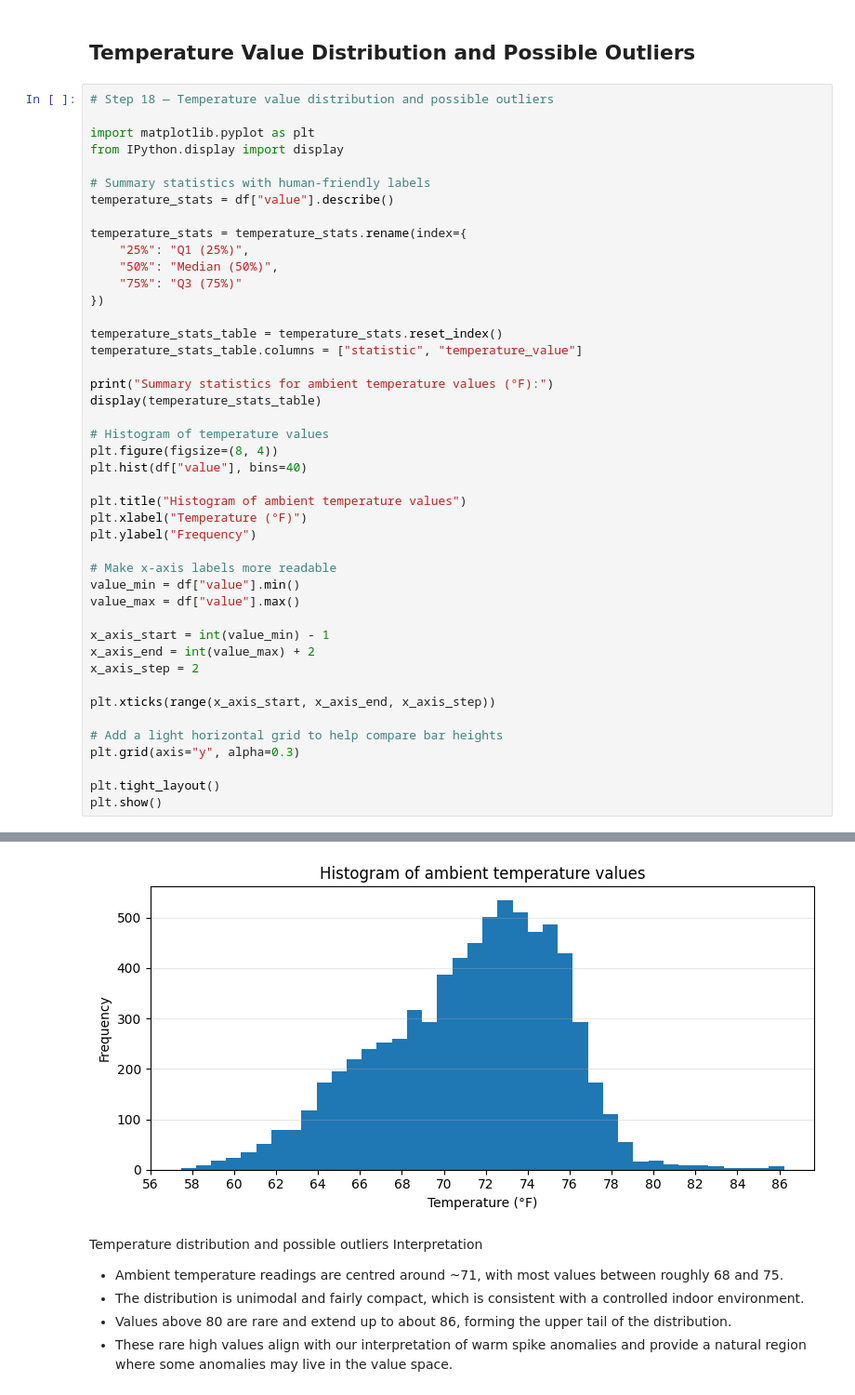
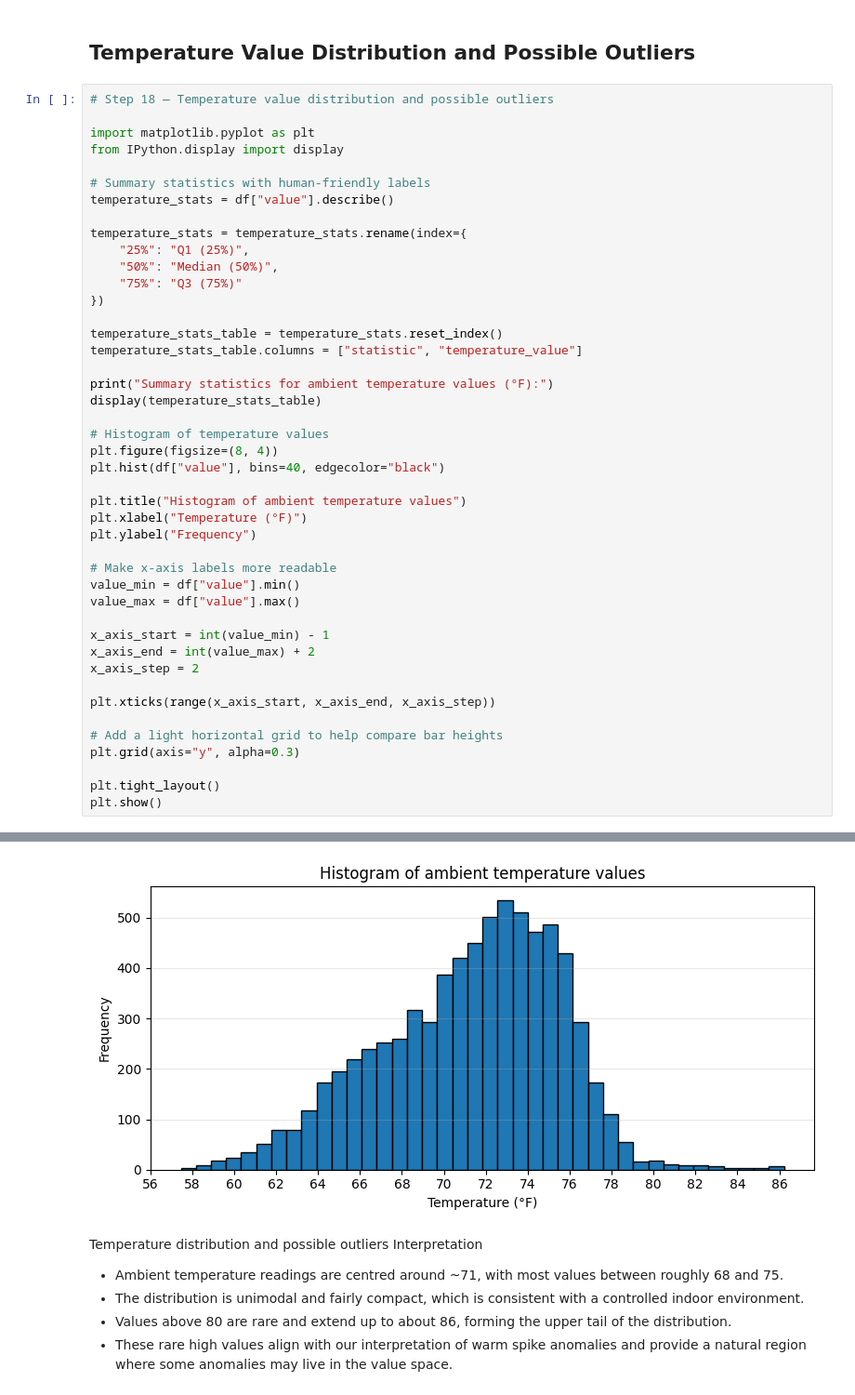
Before and after one commit to Nandipha996/Anomaly-Detection-Research, a Jupyter notebook: notebooks/01_data_overview_ambient_temperature.ipynb, the cells around one changed output, grey strips where cells are left out. Shown: that part at 93% size. Cells and saved outputs as stored; diff of their text form.

```diff
--- a/notebooks/01_data_overview.ipynb
+++ b/notebooks/01_data_overview_ambient_temperature.ipynb
@@ -263,39 +263,39 @@ display(temperature_stats_table)
 
 # Histogram of temperature values
 plt.figure(figsize=(8, 4))
-plt.hist(df["value"], bins=40)
+plt.hist(df["value"], bins=40, edgecolor="black")
 
 plt.title("Histogram of ambient temperature values")
 plt.xlabel("Temperature (°F)")
 plt.ylabel("Frequency")
 
 # Make x-axis labels more readable
 value_min = df["value"].min()
 value_max = df["value"].max()
 
 x_axis_start = int(value_min) - 1
 x_axis_end = int(value_max) + 2
 x_axis_step = 2
 
 plt.xticks(range(x_axis_start, x_axis_end, x_axis_step))
 
 # Add a light horizontal grid to help compare bar heights
 plt.grid(axis="y", alpha=0.3)
 
 plt.tight_layout()
 plt.show()
 # %% [output]
 Summary statistics for ambient temperature values (°F):
 |  | statistic | temperature_value |
 | 0 | count | 7267.000000 |
 | 1 | mean | 71.242433 |
 | 2 | std | 4.247509 |
 | 3 | min | 57.458406 |
 | 4 | Q1 (25%) | 68.369411 |
 | 5 | Median (50%) | 71.858493 |
 | 6 | Q3 (75%) | 74.430958 |
 | 7 | max | 86.223213 |
-[figure, old version]
+[figure, new version]
 # %% [markdown]
 Temperature distribution and possible outliers Interpretation
 
```
Also changed, not shown: 4 other files.
